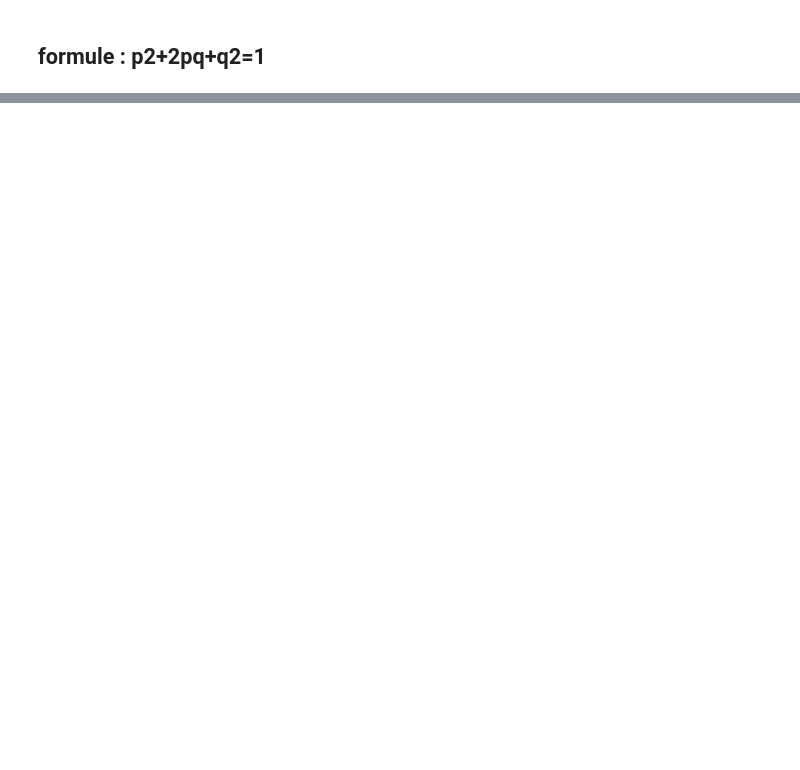
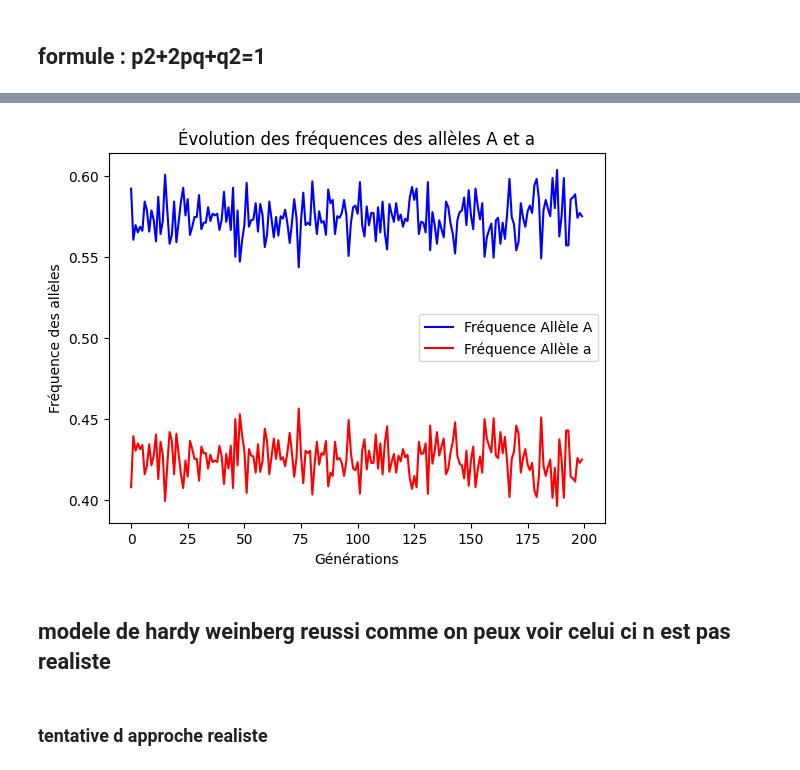
Before and after one commit to Telophile/Projet-GO, a Jupyter notebook: Loi_Hardy_weinberg.ipynb, the cells around one changed output, grey strips where cells are left out. Cells and saved outputs as stored; diff of their text form; code cells hidden in the pictures; blank space fills up the shorter version.

```diff
--- a/Loi_Hardy_weinberg.ipynb
+++ b/Loi_Hardy_weinberg.ipynb
@@ -12,8 +12,8 @@ from random import randint
 # Paramètres
 p = 0.25
 q = 0.75
-taille_population = 100
-nb_generations = 1
+taille_population = 200
+nb_generations = 200
 
 nombre_alleles_p = 0
 nombre_alleles_q = 0
@@ -95,0 +162,15 @@ plt.show
+# %%
+# Affichage du graphique
+plt.plot(range(nb_generations), frequences_A, label="Fréquence Allèle A", color='blue')
+plt.plot(range(nb_generations), frequences_a, label="Fréquence Allèle a", color='red')
+plt.xlabel('Générations')
+plt.ylabel('Fréquence des allèles')
+plt.title('Évolution des fréquences des allèles A et a')
+plt.legend()
+plt.show()
+# %% [output]
+[figure, added]
+# %% [markdown]
+## modele de hardy weinberg reussi comme on peux voir celui ci n est pas realiste
+# %% [markdown]
+### tentative d approche realiste
```
Also changed, not shown: parts of 7 cells of this notebook.
